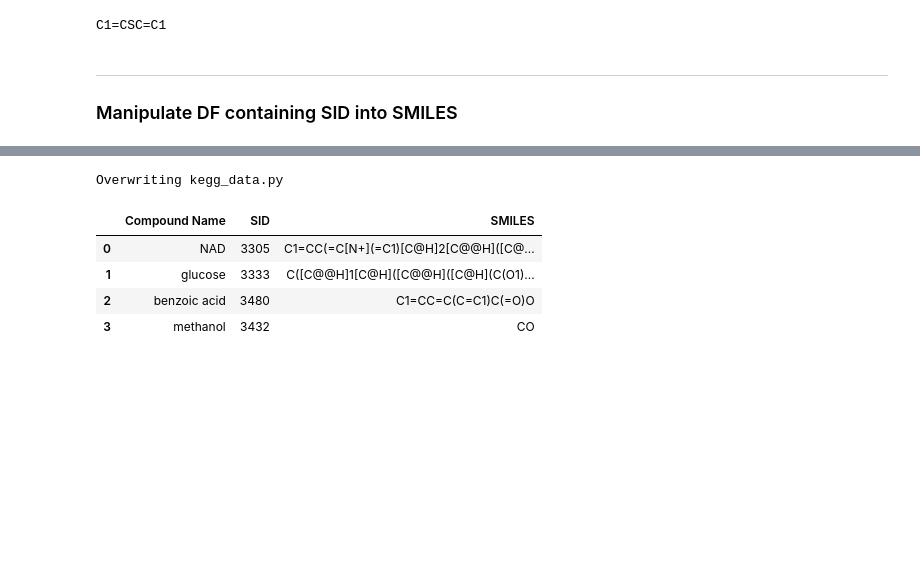
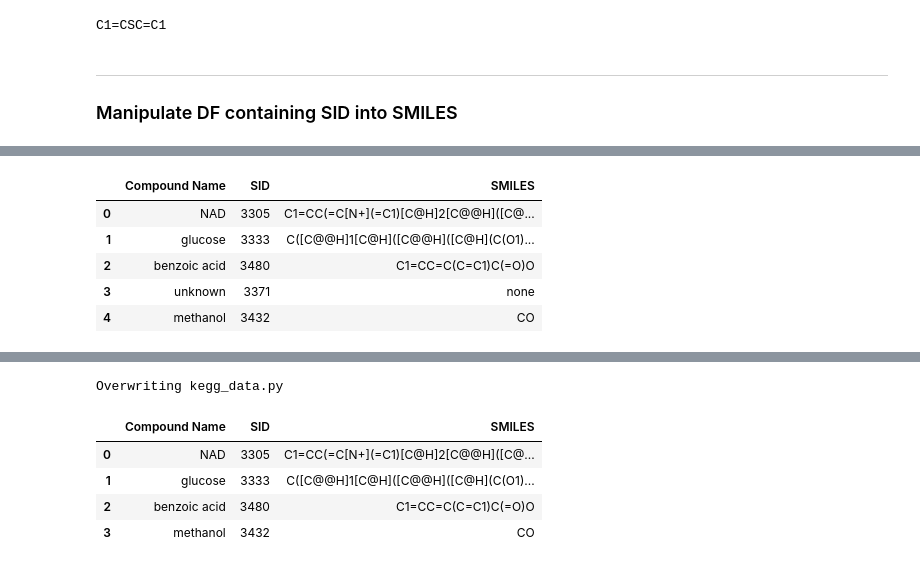
Before and after one commit to theicechol/metamoles, a Jupyter notebook: notebooks/Pubchem2SMILES.ipynb, the cells around one changed output, grey strips where cells are left out. Saved outputs shown, nothing was run; the diff lists cells and outputs as text; code cells hidden in the pictures; blank space fills up the shorter version.

```diff
--- a/notebooks/Pubchem2SMILES.ipynb
+++ b/notebooks/Pubchem2SMILES.ipynb
@@ -91,0 +123,9 @@ __________________
+# %%
+for i in range(len(devo_df)):
+    try:
+        a = devo_df.iloc[i,1]
+        value = int(a)
+        devo_df.iat[i, 1] = value
+    except:
+        devo_df.iat[i, 1] = 0
+devo_df.head()
@@ -104,0 +158,38 @@ devo_df
+# %%
+def sid_to_smiles(sid):
+    """Takes an SID and prints the associated SMILES string."""
+
+    substance = pc.Substance.from_sid(sid)
+    cid = substance.standardized_cid
+    compound = pc.get_compounds(cid)[0]
+
+
+    return compound.isomeric_smiles
+
+
+def kegg_df_to_smiles(kegg_df):
+    """Takes a pandas dataframe that includes a column of SIDs, gets the isomeric SMILES for each SID, stores them as a list, then adds a SMILES column."""
+
+    res = []
+
+    for i in range(len(kegg_df)):
+        sid = kegg_df.iloc[i, 4] #CHANGE THIS 1 TO THE PROPER COLUMN NUMBER FOR SID
+        try:
+            result = sid_to_smiles(sid)
+            res.append(result)
+        except:
+            res.append('none')
+            pass
+
+    kegg_df.insert(4, column='SMILES', value=res) #Change this 2 to the number where the smiles column should be
+
+    return kegg_df
+# %%
+kegg_df_to_smiles(devo_df)
+# %% [output]
+|  | Compound Name | SID | SMILES |
+| 0 | NAD | 3305 | C1=CC(=C[N+](=C1)[C@H]2[C@@H]([C@... |
+| 1 | glucose | 3333 | C([C@@H]1[C@H]([C@@H]([C@H](C(O1)... |
+| 2 | benzoic acid | 3480 | C1=CC=C(C=C1)C(=O)O |
+| 3 | unknown | 3371 | none |
+| 4 | methanol | 3432 | CO |
```
Also changed, not shown: parts of 10 cells of this notebook.
